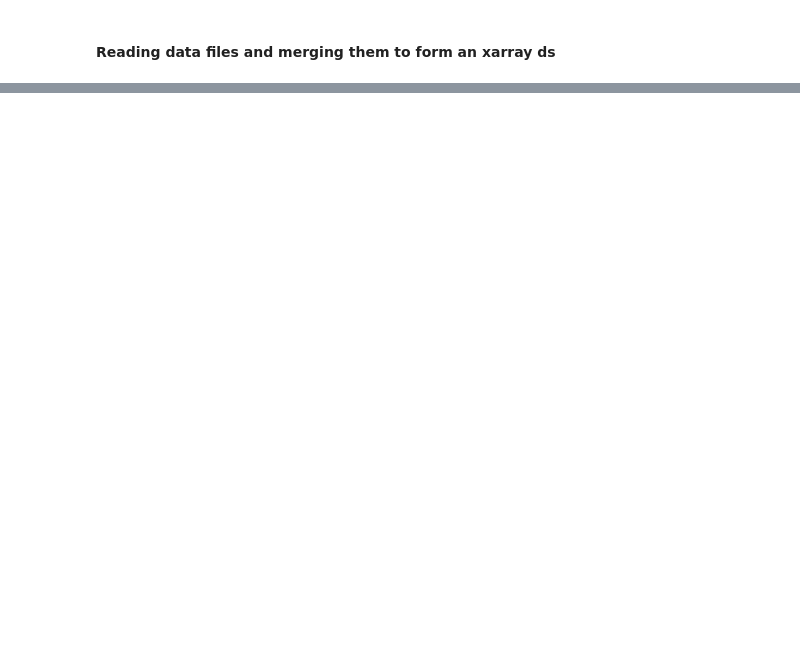
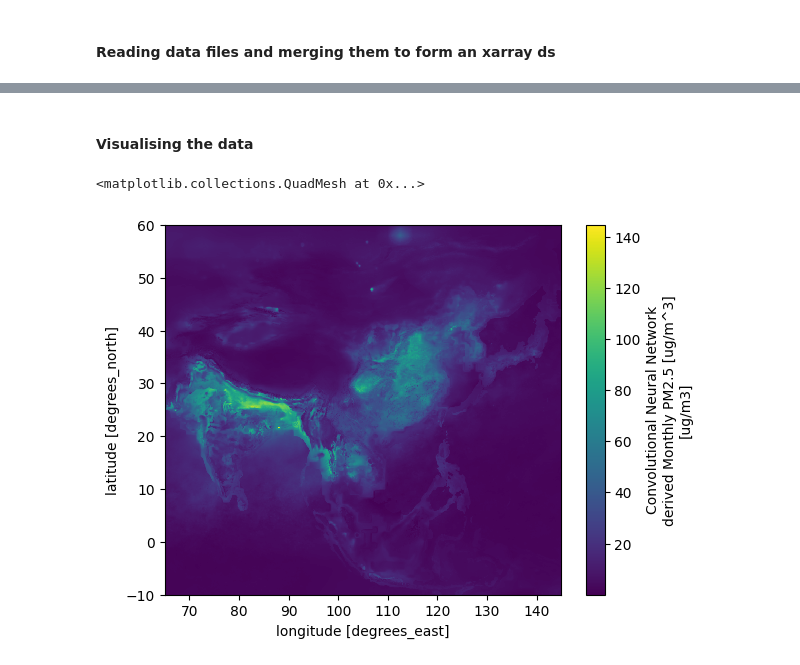
Before and after one commit to vinayakrana/AQ-SensorPlacement, a Jupyter notebook: InitialModelTrain.ipynb, the cells around one changed output, grey strips where cells are left out. Cells and saved outputs as stored; diff of their text form; code cells hidden in the pictures; blank space fills up the shorter version.

```diff
--- a/InitialModelTrain.ipynb
+++ b/InitialModelTrain.ipynb
@@ -53,0 +55,9 @@ Attributes:
+# %% [markdown]
+#### Visualising the data
+# %%
+random_file = xr.open_dataset('/home/vinayakrana/ActiveAir/AQ-SensorPlacement/Monthly_01/1998/V6GL02.02.0p10.CNNPM25.AS.199801-199801.nc')
+data_to_visualise = random_file['PM25']
+data_to_visualise.plot()
+# %% [output]
+<matplotlib.collections.QuadMesh at 0x...>
+[figure, added]
```
Also changed, not shown: parts of 33 cells of this notebook.
